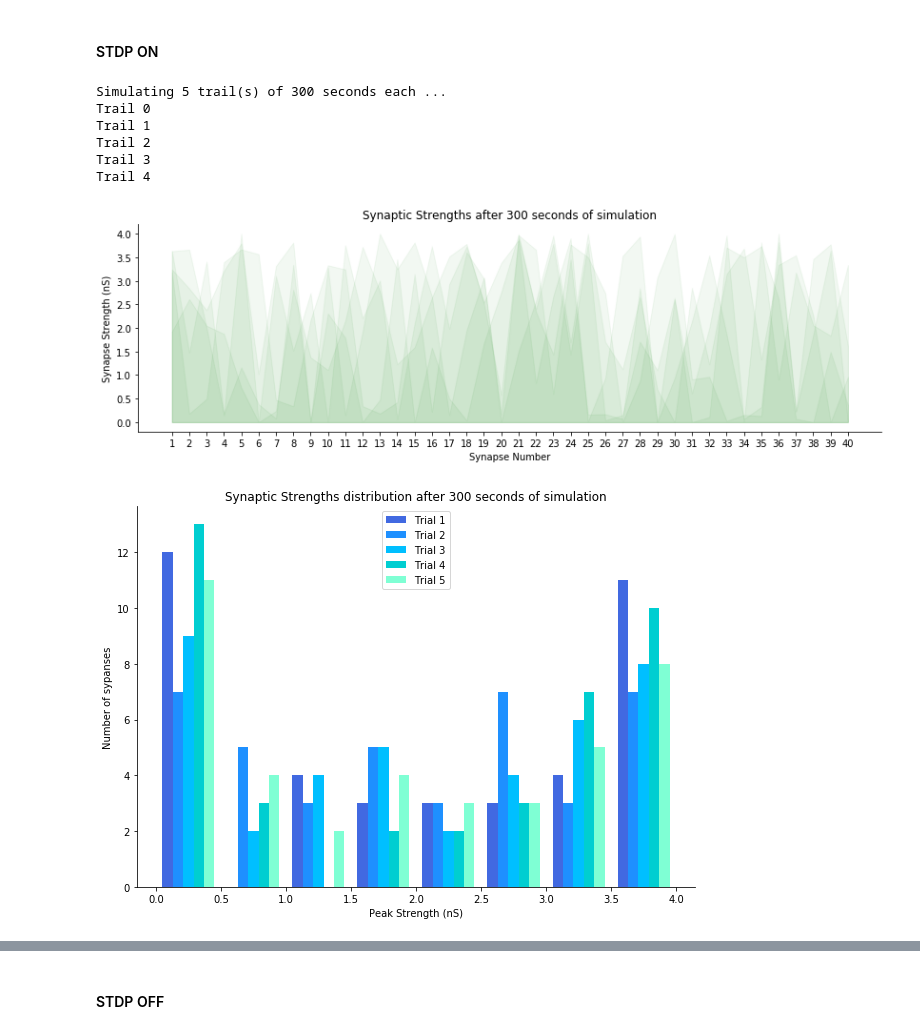
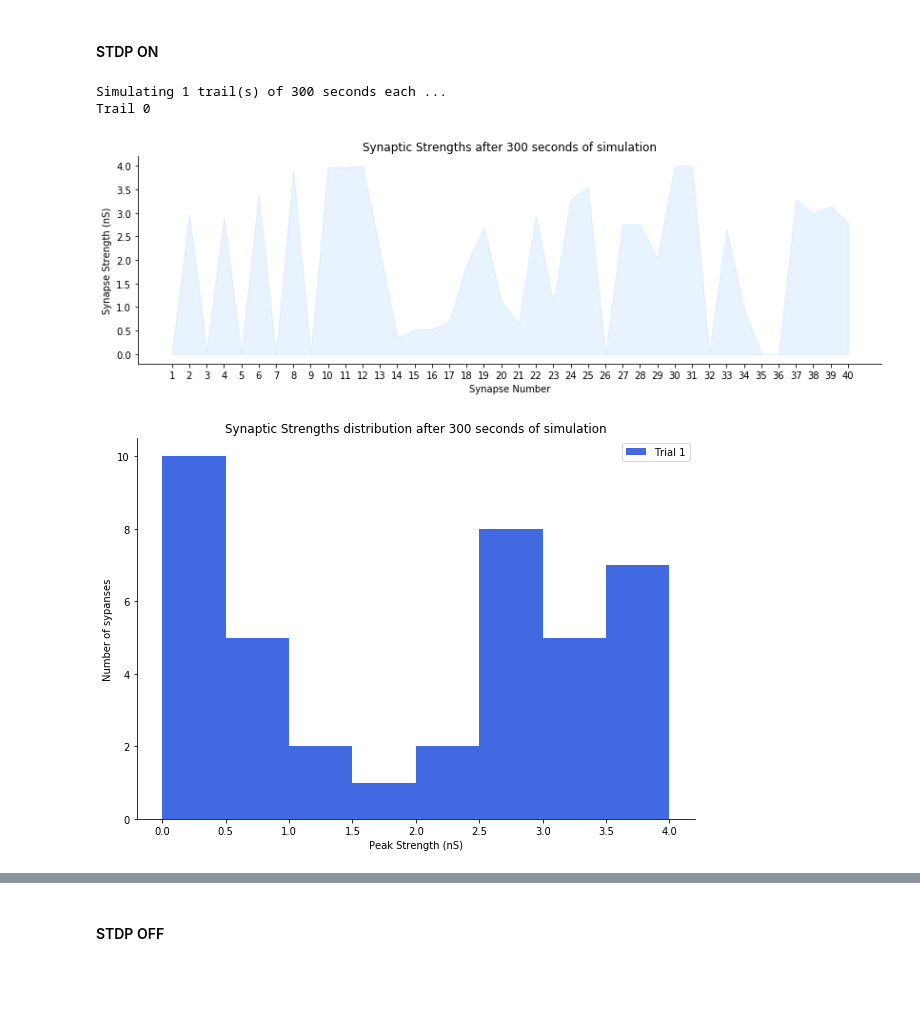
Before and after one commit to leanguardia/cneuroscience-cws, a Jupyter notebook: 3-LIF-Plasticity/B-Synapses.ipynb, the cells around one changed output, grey strips where cells are left out. Drawn from its saved outputs; the diff is of its cells as text; code cells hidden in the pictures; blank space fills up the shorter version.

```diff
--- a/3-LIF-Plasticity/B-Synapses.ipynb
+++ b/3-LIF-Plasticity/B-Synapses.ipynb
@@ -201,22 +201,18 @@ args_stdp = {
     'tau_plus':  20,          # (ms)
     'tau_minus': 20           # (ms)
 }
-
-seconds = 300
-trails = 5
-conductances_collection = []
-print(f"Simulating {trails} trail(s) of {seconds} seconds each ...")
-for trail in range(trails):
-    print(f"Trail {trail}")
-    time_range, volts2, conductances = q1_stdp(args_v2, args_s2, args_stdp, time=seconds*1000)
-    conductances_collection.append(conductances)
-# %% [output]
-Simulating 5 trail(s) of 300 seconds each ...
-Trail 0
-Trail 1
-Trail 2
-Trail 3
-Trail 4
+# %%
+seconds = 300
+trails = 1
+conductances_collection = []
+print(f"Simulating {trails} trail(s) of {seconds} seconds each ...")
+for trail in range(trails):
+    print(f"Trail {trail}")
+    time_range, volts2, conductances = q1_stdp(args_v2, args_s2, args_stdp, time=seconds*1000)
+    conductances_collection.append(conductances)
+# %% [output]
+Simulating 1 trail(s) of 300 seconds each ...
+Trail 0
 # %%
 def plot_q2_synapse(title, filename, time_range, collection):
     fig = plt.figure(figsize=(14,4))
@@ -230,9 +226,7 @@ def plot_q2_synapse(title, filename, time_range, collection):
     x = range(1,41)
     for conductances in collection:
         y = conductances * 1000
-#         ax.plot(x, y, linestyle='-', marker='.')
-        ax.fill_between(x, y, color='g', alpha=0.05)
-#     ax.set_yticks(range(0,5,1))
+        ax.fill_between(x, y, color='dodgerblue', alpha=0.1)
     ax.set_xticks(x)
     fig.savefig(f"plots/{filename}-{int(ti.time())}.png", dpi=100,
                 bbox_inches='tight', pad_inches=0.2
@@ -240,26 +234,26 @@ def plot_q2_synapse(title, filename, time_range, collection):
 title = "Synaptic Strengths after 300 seconds of simulation"
 plot_q2_synapse(title, "b_q2_strenghts", time_range, conductances_collection)
 # %% [output]
-[figure, old version]
+[figure, new version]
 # %%
-def plot_q2_dist(title, filename, time_range, collection):
+def plot_q2_dist(title, filename, time_range, cond_collection):
     fig = plt.figure(figsize=(10,7))
     ax = fig.add_subplot()
     ax.set_title(title)
     ax.spines['right'].set_visible(False); ax.spines['top'].set_visible(False)
     ax.set_xlabel("Peak Strength (nS)"); ax.set_ylabel("Number of sypanses")
 
-    x = (np.array(collection) * 1000).T
+    x = (np.array(cond_collection) * 1000).T
     n_bins = 8
     trails = x.shape[1]
     colors = ["royalblue", "dodgerblue", "deepskyblue", "darkturquoise", "aquamarine"]
     labels = [f"Trial {i+1}" for i in range(trails)]
-    ax.hist(x, bins=n_bins, color=colors, label=labels[:trails])
+    ax.hist(x, bins=n_bins, color=colors[:trails], label=labels[:trails])
     ax.legend(prop={'size': 10})
-    fig.savefig(f"plots/{filename}.png", dpi=100,bbox_inches='tight', pad_inches=0.2)
+#     fig.savefig(f"plots/{filename}.png", dpi=100,bbox_inches='tight', pad_inches=0.2)
 
 title = "Synaptic Strengths distribution after 300 seconds of simulation"
 plot_q2_dist(title, f"b_q2_hist_stdp_on_{int(ti.time())}", time_range, conductances_collection)
 # %% [output]
-[figure, old version]
+[figure, new version]
 # %%
```
Also changed, not shown: parts of 2 cells of this notebook.
